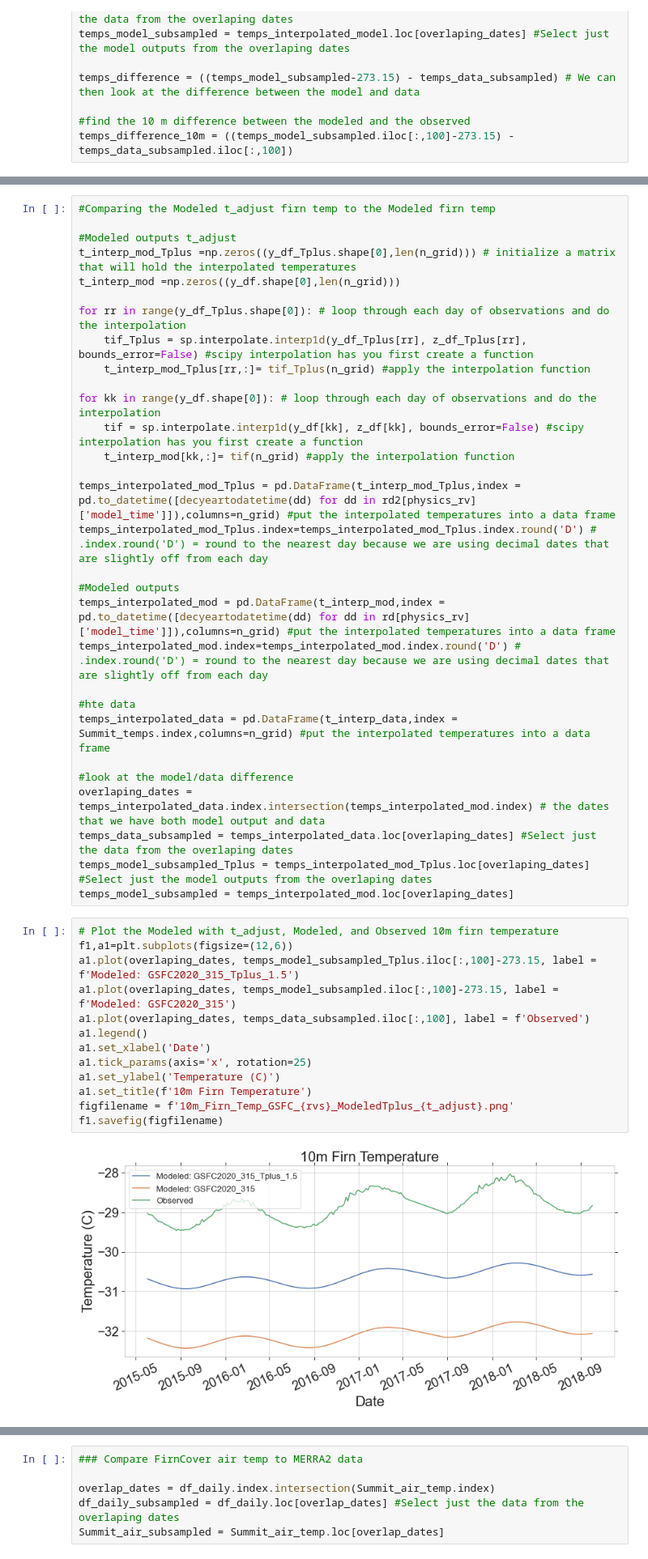
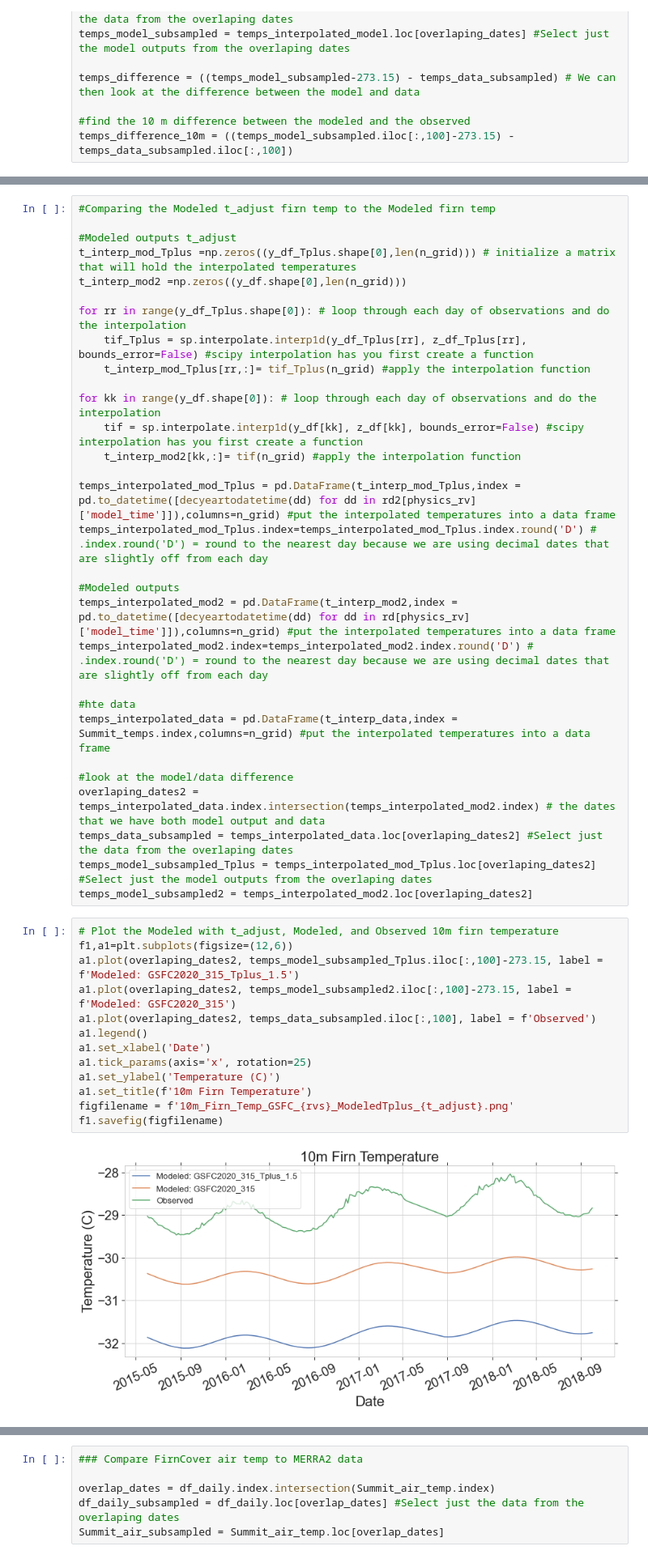
Before and after one commit to maximusjstevens/firncover, a Jupyter notebook: Summit_Model_Temp.ipynb, the cells around one changed output, grey strips where cells are left out. Shown: that part at 81% size. Saved outputs shown, nothing was run; the diff lists cells and outputs as text.

```diff
--- a/Summit_Model_Temp.ipynb
+++ b/Summit_Model_Temp.ipynb
@@ -410,7 +409,7 @@ f1.savefig(figfilename)
 
 #Modeled outputs t_adjust
 t_interp_mod_Tplus =np.zeros((y_df_Tplus.shape[0],len(n_grid))) # initialize a matrix that will hold the interpolated temperatures
-t_interp_mod =np.zeros((y_df.shape[0],len(n_grid)))
+t_interp_mod2 =np.zeros((y_df.shape[0],len(n_grid)))
 
 for rr in range(y_df_Tplus.shape[0]): # loop through each day of observations and do the interpolation
     tif_Tplus = sp.interpolate.interp1d(y_df_Tplus[rr], z_df_Tplus[rr], bounds_error=False) #scipy interpolation has you first create a function
@@ -418,38 +417,38 @@ for rr in range(y_df_Tplus.shape[0]): # loop through each day of observations an
 
 for kk in range(y_df.shape[0]): # loop through each day of observations and do the interpolation
     tif = sp.interpolate.interp1d(y_df[kk], z_df[kk], bounds_error=False) #scipy interpolation has you first create a function
-    t_interp_mod[kk,:]= tif(n_grid) #apply the interpolation function
+    t_interp_mod2[kk,:]= tif(n_grid) #apply the interpolation function
 
 temps_interpolated_mod_Tplus = pd.DataFrame(t_interp_mod_Tplus,index = pd.to_datetime([decyeartodatetime(dd) for dd in rd2[physics_rv]['model_time']]),columns=n_grid) #put the interpolated temperatures into a data frame
 temps_interpolated_mod_Tplus.index=temps_interpolated_mod_Tplus.index.round('D') # .index.round('D') = round to the nearest day because we are using decimal dates that are slightly off from each day
 
 #Modeled outputs
-temps_interpolated_mod = pd.DataFrame(t_interp_mod,index = pd.to_datetime([decyeartodatetime(dd) for dd in rd[physics_rv]['model_time']]),columns=n_grid) #put the interpolated temperatures into a data frame
-temps_interpolated_mod.index=temps_interpolated_mod.index.round('D') # .index.round('D') = round to the nearest day because we are using decimal dates that are slightly off from each day
+temps_interpolated_mod2 = pd.DataFrame(t_interp_mod2,index = pd.to_datetime([decyeartodatetime(dd) for dd in rd[physics_rv]['model_time']]),columns=n_grid) #put the interpolated temperatures into a data frame
+temps_interpolated_mod2.index=temps_interpolated_mod2.index.round('D') # .index.round('D') = round to the nearest day because we are using decimal dates that are slightly off from each day
 
 #hte data
 temps_interpolated_data = pd.DataFrame(t_interp_data,index = Summit_temps.index,columns=n_grid) #put the interpolated temperatures into a data frame
 
 #look at the model/data difference
-overlaping_dates = temps_interpolated_data.index.intersection(temps_interpolated_mod.index) # the dates that we have both model output and data
-temps_data_subsampled = temps_interpolated_data.loc[overlaping_dates] #Select just the data from the overlaping dates
-temps_model_subsampled_Tplus = temps_interpolated_mod_Tplus.loc[overlaping_dates] #Select just the model outputs from the overlaping dates
-temps_model_subsampled = temps_interpolated_mod.loc[overlaping_dates]
+overlaping_dates2 = temps_interpolated_data.index.intersection(temps_interpolated_mod2.index) # the dates that we have both model output and data
+temps_data_subsampled = temps_interpolated_data.loc[overlaping_dates2] #Select just the data from the overlaping dates
+temps_model_subsampled_Tplus = temps_interpolated_mod_Tplus.loc[overlaping_dates2] #Select just the model outputs from the overlaping dates
+temps_model_subsampled2 = temps_interpolated_mod2.loc[overlaping_dates2]
 # %%
 # Plot the Modeled with t_adjust, Modeled, and Observed 10m firn temperature
 f1,a1=plt.subplots(figsize=(12,6))
-a1.plot(overlaping_dates, temps_model_subsampled_Tplus.iloc[:,100]-273.15, label = f'Modeled: GSFC2020_315_Tplus_1.5')
-a1.plot(overlaping_dates, temps_model_subsampled.iloc[:,100]-273.15, label = f'Modeled: GSFC2020_315')
-a1.plot(overlaping_dates, temps_data_subsampled.iloc[:,100], label = f'Observed')
+a1.plot(overlaping_dates2, temps_model_subsampled_Tplus.iloc[:,100]-273.15, label = f'Modeled: GSFC2020_315_Tplus_1.5')
+a1.plot(overlaping_dates2, temps_model_subsampled2.iloc[:,100]-273.15, label = f'Modeled: GSFC2020_315')
+a1.plot(overlaping_dates2, temps_data_subsampled.iloc[:,100], label = f'Observed')
 a1.legend()
 a1.set_xlabel('Date')
 a1.tick_params(axis='x', rotation=25)
 a1.set_ylabel('Temperature (C)')
 a1.set_title(f'10m Firn Temperature')
 figfilename = f'10m_Firn_Temp_GSFC_{rvs}_ModeledTplus_{t_adjust}.png'
 f1.savefig(figfilename)
 # %% [output]
-[figure, old version]
+[figure, new version]
 # %%
 #Plot the specified model FAC with the t_adjust modeled output
 
```
Also changed, not shown: parts of 7 cells of this notebook.
